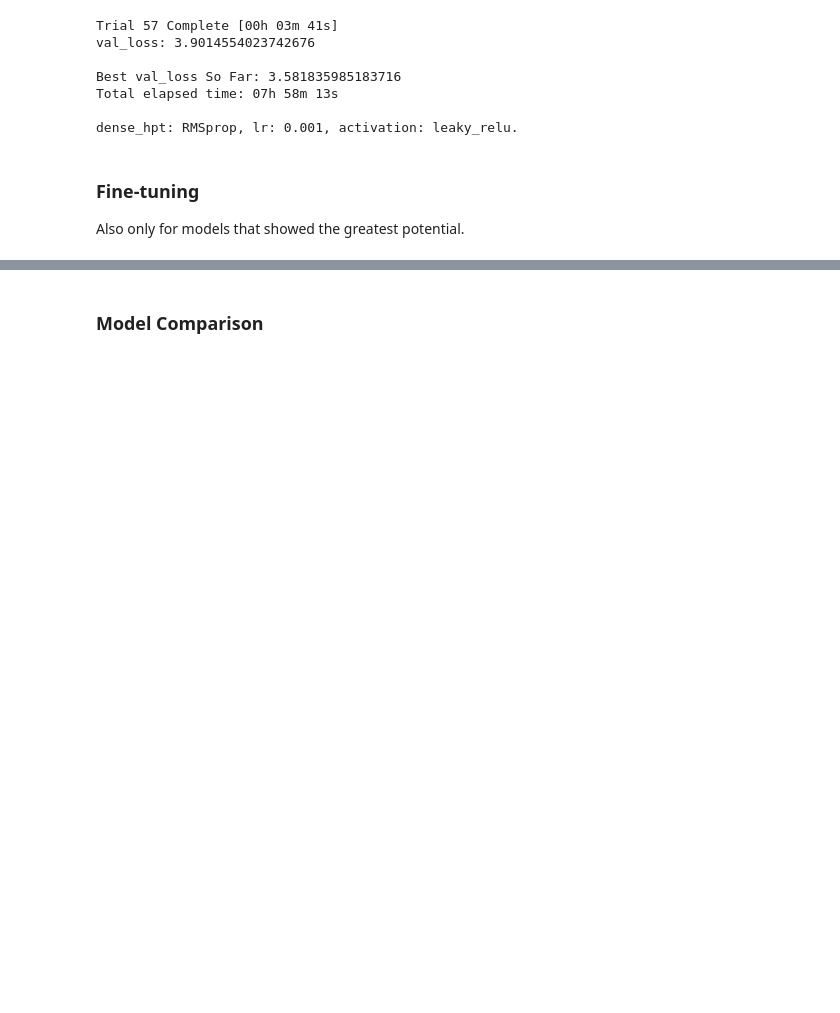
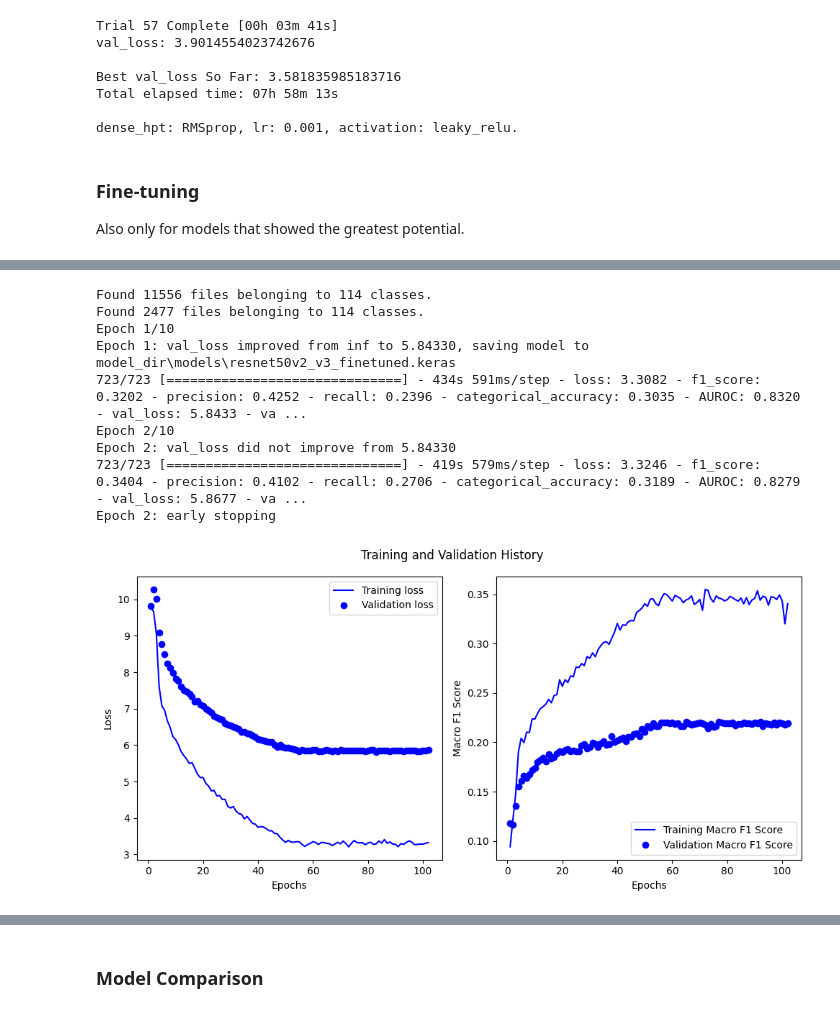
Before and after one commit to fmportela/deep-learning-23-24-nova-ims-group-project, a Jupyter notebook: 4-model-train.ipynb, the cells around one changed output, grey strips where cells are left out. Drawn from its saved outputs; the diff is of its cells as text; code cells hidden in the pictures; blank space fills up the shorter version.

```diff
--- a/4-model-train.ipynb
+++ b/4-model-train.ipynb
@@ -2741,6 +2739,8 @@ Epoch 4: early stopping
 # *********************************
 #  Resnet50V2
 # *********************************
+
+# trying out tensorboard
 
 def resnet50v2_v3_finetuned(model_name: str):
 
@@ -2755,26 +2755,25 @@ def resnet50v2_v3_finetuned(model_name: str):
     train_data, val_data = import_data(batch_size=batch_size, image_size=image_size, import_mask=(True, True, False))
 
     # loading v2 model
-    model = load_model(os.path.join(MODELS_PATH, 'mobilenetv2_v3.keras'))
-    history = load_model_history(os.path.join(HISTORIES_PATH, 'mobilenetv2_v3.pkl'))
+    model = load_model(os.path.join(MODELS_PATH, 'resnet50v2_v3.keras'))
+    history = load_model_history(os.path.join(HISTORIES_PATH, 'resnet50v2_v3.pkl'))
 
     # unfreezing entirety of base model
-    for i, main_layer in enumerate(model.layers):
-        if i == 2:
-            main_layer.trainable = True
+    # by default if imported its is already unfrozen
 
     # augmenting train data
     augmentation_pipeline = tf.keras.models.Sequential([
-        tf.keras.layers.RandomFlip(mode='horizontal_and_vertical', seed=SEED),
-        tf.keras.layers.RandomRotation(factor=0.15, seed=SEED),
-        tf.keras.layers.RandomTranslation(height_factor=0.15, width_factor=0.15, seed=SEED)
+        tf.keras.layers.RandomFlip(),
+        tf.keras.layers.RandomZoom(height_factor=0.1, width_factor=0.1),
+        tf.keras.layers.RandomRotation(factor=0.3),
+        tf.keras.layers.RandomTranslation(height_factor=(-0.1, 0.1), width_factor=(-0.1, 0.1))
     ], name='augmentation_pipeline')
 
     augmented_train = train_data.map(lambda x, y: (augmentation_pipeline(x, training=True), y))
 
-    # compiling model
+    # recompiling model
     compile_kwargs = {
-        'optimizer': tf.keras.optimizers.Adam(learning_rate=0.00001),  # much lower learnign rate
+        'optimizer': tf.keras.optimizers.Adam(learning_rate=0.000001),  # much lower learnign rate
         'loss': tf.keras.losses.CategoricalCrossentropy(from_logits=False),
         'metrics': METRICS
     }
@@ -2784,34 +2783,47 @@ def resnet50v2_v3_finetuned(model_name: str):
     # callbacks
     monitor='val_loss'
     callbacks_list = [
 
         EarlyStopping(monitor="val_loss",
-                      patience=1,  # since fine tuning is too prone to overfitting we want to stop training as soon as possible
+                      patience=0,  # since fine tuning is too prone to overfitting we want to stop training as soon as possible
                       verbose=1),
 
         ModelCheckpoint(filepath=os.path.join(MODELS_PATH, f'{model_name}.keras'),
                         monitor=monitor,
                         save_best_only=True,
-                        verbose=1)
+                        verbose=1),
+
+        TensorBoard(log_dir='log_dir', histogram_freq=1)
     ]
 
     # fitting
     history2 = model.fit(augmented_train,
                          epochs=10,
                          validation_data=val_data,
                          class_weight=CLASS_WEIGHTS,
                          callbacks=callbacks_list,
                          verbose=1)
 
     # merge histories
     for key, value in history2.history.items():
         history[key].extend(value)
 
     return model, history
 
 
-model_name = mobilenetv2_v3_finetuned.__name__
-model, history = mobilenetv2_v3_finetuned(model_name)
+model_name = resnet50v2_v3_finetuned.__name__
+model, history = resnet50v2_v3_finetuned(model_name)
 save_model_history(history, os.path.join(HISTORIES_PATH, f'{model_name}.pkl'))
 print()
 plot_loss_and_f1_history(history)
+# %% [output]
+Found 11556 files belonging to 114 classes.
+Found 2477 files belonging to 114 classes.
+Epoch 1/10
+Epoch 1: val_loss improved from inf to 5.84330, saving model to model_dir\models\resnet50v2_v3_finetuned.keras
+723/723 [==============================] - 434s 591ms/step - loss: 3.3082 - f1_score: 0.3202 - precision: 0.4252 - recall: 0.2396 - categorical_accuracy: 0.3035 - AUROC: 0.8320 - val_loss: 5.8433 - va ...
+Epoch 2/10
+Epoch 2: val_loss did not improve from 5.84330
+723/723 [==============================] - 419s 579ms/step - loss: 3.3246 - f1_score: 0.3404 - precision: 0.4102 - recall: 0.2706 - categorical_accuracy: 0.3189 - AUROC: 0.8279 - val_loss: 5.8677 - va ...
+Epoch 2: early stopping
+[figure, added]
```
Also changed, not shown: parts of 9 cells of this notebook, 3 other files.
